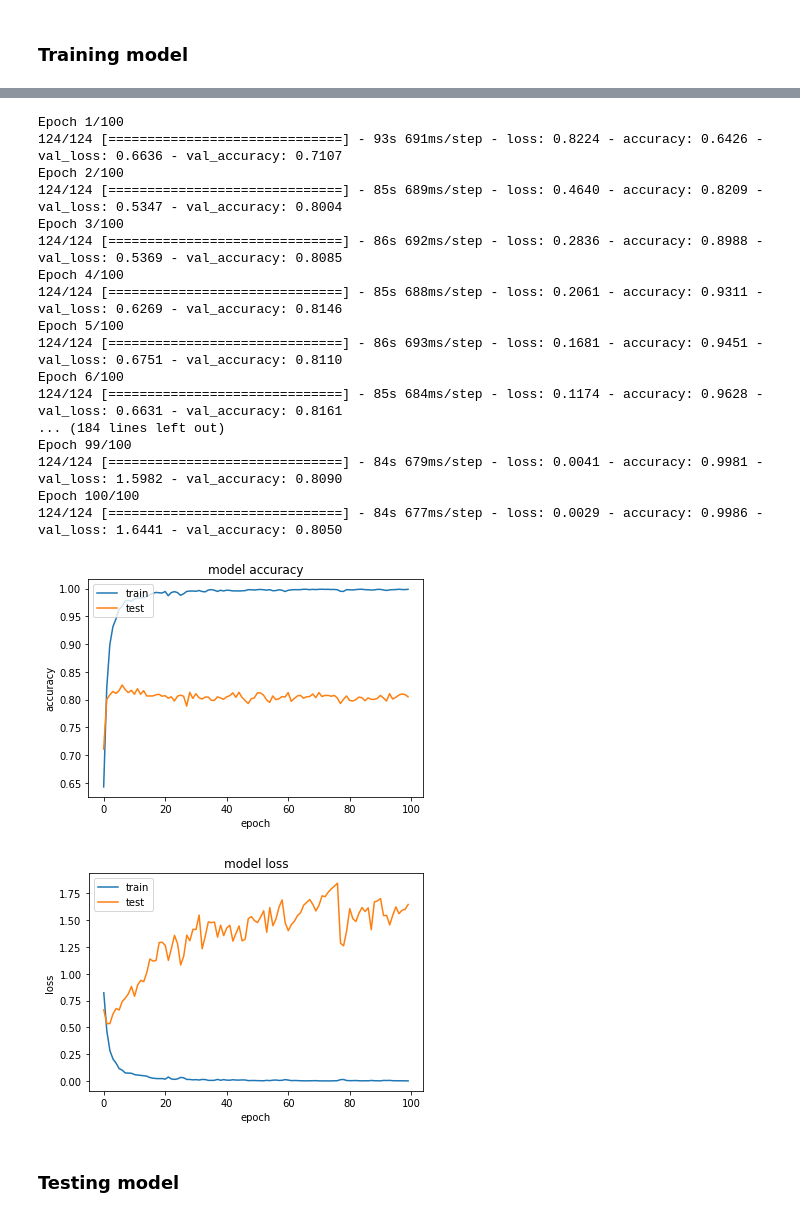
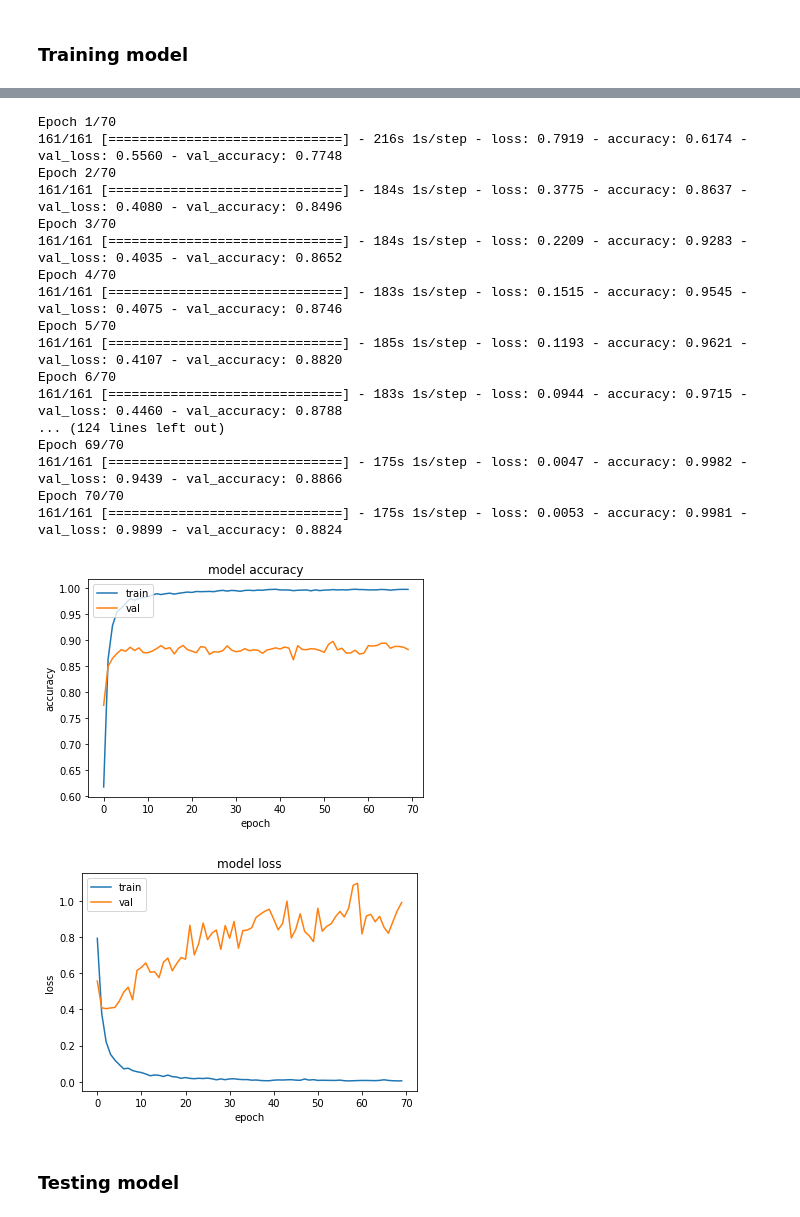
Before and after one commit to kopeomojola/Tokyo2020, a Jupyter notebook: Olympic_Sentiment_Analysis.ipynb, the cells around one changed output, grey strips where cells are left out. Saved outputs shown, nothing was run; the diff lists cells and outputs as text; code cells hidden in the pictures.

```diff
--- a/Olympic_Sentiment_Analysis.ipynb
+++ b/Olympic_Sentiment_Analysis.ipynb
@@ -167,54 +181,58 @@ positive [0 0 1]
+# %%
+over_sampler = RandomOverSampler(sampling_strategy="minority")
+# %%
+X_oversampled, y_oversampled = over_sampler.fit_resample(X, y)
 # %%
-X_train, X_test, y_train, y_test = train_test_split(X, y, test_size=0.2, random_state=0)
+X_train, X_test, y_train, y_test = train_test_split(X_oversampled, y_oversampled, test_size=0.2, random_state=42)
 # %%
 batch_size = 64
-epochs = 100
+epochs = 70
 
 history = model.fit(X_train, y_train, epochs=epochs, validation_data=(X_test,y_test), batch_size=batch_size, verbose=1)
 # %% [output]
-Epoch 1/100
-124/124 [==============================] - 93s 691ms/step - loss: 0.8224 - accuracy: 0.6426 - val_loss: 0.6636 - val_accuracy: 0.7107
-Epoch 2/100
-124/124 [==============================] - 85s 689ms/step - loss: 0.4640 - accuracy: 0.8209 - val_loss: 0.5347 - val_accuracy: 0.8004
-Epoch 3/100
-124/124 [==============================] - 86s 692ms/step - loss: 0.2836 - accuracy: 0.8988 - val_loss: 0.5369 - val_accuracy: 0.8085
-Epoch 4/100
-124/124 [==============================] - 85s 688ms/step - loss: 0.2061 - accuracy: 0.9311 - val_loss: 0.6269 - val_accuracy: 0.8146
-Epoch 5/100
-124/124 [==============================] - 86s 693ms/step - loss: 0.1681 - accuracy: 0.9451 - val_loss: 0.6751 - val_accuracy: 0.8110
-Epoch 6/100
-124/124 [==============================] - 85s 684ms/step - loss: 0.1174 - accuracy: 0.9628 - val_loss: 0.6631 - val_accuracy: 0.8161
-... (184 lines left out)
-Epoch 99/100
-124/124 [==============================] - 84s 679ms/step - loss: 0.0041 - accuracy: 0.9981 - val_loss: 1.5982 - val_accuracy: 0.8090
-Epoch 100/100
-124/124 [==============================] - 84s 677ms/step - loss: 0.0029 - accuracy: 0.9986 - val_loss: 1.6441 - val_accuracy: 0.8050
+Epoch 1/70
+161/161 [==============================] - 216s 1s/step - loss: 0.7919 - accuracy: 0.6174 - val_loss: 0.5560 - val_accuracy: 0.7748
+Epoch 2/70
+161/161 [==============================] - 184s 1s/step - loss: 0.3775 - accuracy: 0.8637 - val_loss: 0.4080 - val_accuracy: 0.8496
+Epoch 3/70
+161/161 [==============================] - 184s 1s/step - loss: 0.2209 - accuracy: 0.9283 - val_loss: 0.4035 - val_accuracy: 0.8652
+Epoch 4/70
+161/161 [==============================] - 183s 1s/step - loss: 0.1515 - accuracy: 0.9545 - val_loss: 0.4075 - val_accuracy: 0.8746
+Epoch 5/70
+161/161 [==============================] - 185s 1s/step - loss: 0.1193 - accuracy: 0.9621 - val_loss: 0.4107 - val_accuracy: 0.8820
+Epoch 6/70
+161/161 [==============================] - 183s 1s/step - loss: 0.0944 - accuracy: 0.9715 - val_loss: 0.4460 - val_accuracy: 0.8788
+... (124 lines left out)
+Epoch 69/70
+161/161 [==============================] - 175s 1s/step - loss: 0.0047 - accuracy: 0.9982 - val_loss: 0.9439 - val_accuracy: 0.8866
+Epoch 70/70
+161/161 [==============================] - 175s 1s/step - loss: 0.0053 - accuracy: 0.9981 - val_loss: 0.9899 - val_accuracy: 0.8824
 # %%
 #plot accuracy and recall
 # summarize history for accuracy
 plt.plot(history.history['accuracy'])
 plt.plot(history.history['val_accuracy'])
 plt.title('model accuracy')
 plt.ylabel('accuracy')
 plt.xlabel('epoch')
-plt.legend(['train', 'test'], loc='upper left')
+plt.legend(['train', 'val'], loc='upper left')
 plt.show()
 # summarize history for loss
 plt.plot(history.history['loss'])
 plt.plot(history.history['val_loss'])
 plt.title('model loss')
 plt.ylabel('loss')
 plt.xlabel('epoch')
-plt.legend(['train', 'test'], loc='upper left')
+plt.legend(['train', 'val'], loc='upper left')
 plt.show()
 
 
 
 
 model.save('sentiment_analysis.h5')
 # %% [output]
-[figure, old version]
+[figure, new version]
-[figure, old version]
+[figure, new version]
 # %% [markdown]
 ### Testing model
 # %%
```
Also changed, not shown: parts of 17 cells of this notebook.
